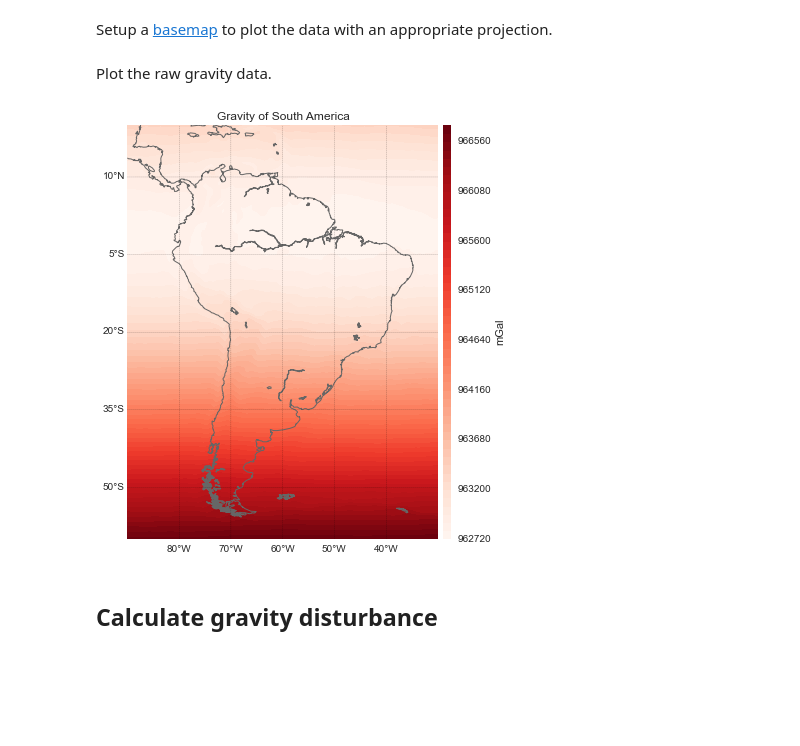
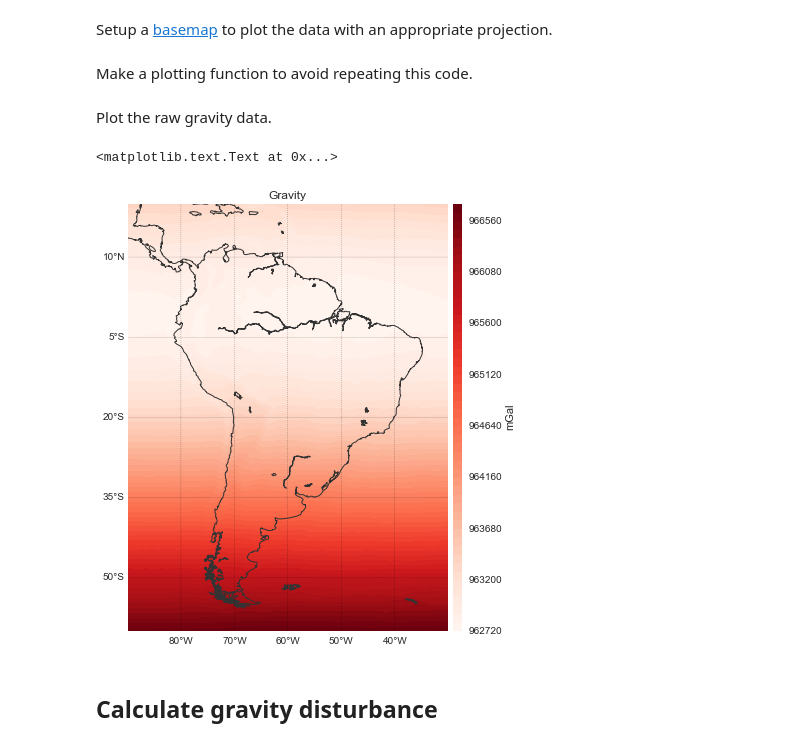
Before and after one commit to pinga-lab/paper-moho-inversion-tesseroids, a Jupyter notebook: notebooks/south-america-gravity-data.ipynb, the cells around one changed output. Saved outputs shown, nothing was run; the diff lists cells and outputs as text; code cells hidden in the pictures; blank space fills up the shorter version.

```diff
--- a/notebooks/south-america-gravity-data.ipynb
+++ b/notebooks/south-america-gravity-data.ipynb
@@ -77,20 +77,30 @@ bm = Basemap(projection='cyl',
              llcrnrlon=area[2], urcrnrlon=area[3], llcrnrlat=area[0], urcrnrlat=area[1],
              lon_0=0.5*(area[2] + area[3]), lat_0=0.5*(area[1] + area[0]),
              resolution='l')
+# %% [markdown]
+Make a plotting function to avoid repeating this code.
+# %%
+def plot_data(lat, lon, data, shape, cmap, levels=60, ranges=True):
+    x, y = bm(lon, lat) # Transform lat and lon into plot coordinates
+    kwargs = dict(cmap=cmap)
+    if ranges:
+        ranges = np.abs([data.min(), data.max()]).max()
+        kwargs['vmin'] = -ranges
+        kwargs['vmax'] = ranges
+    plt.figure(figsize=(7, 6))
+    bm.contourf(x.reshape(shape), y.reshape(shape), data.reshape(shape), levels, **kwargs)
+    plt.colorbar(pad=0.01, aspect=50).set_label('mGal')
+    bm.drawmeridians(np.arange(-80, -30, 10), labels=[0, 0, 0, 1], linewidth=0.2)
+    bm.drawparallels(np.arange(-50, 30, 15), labels=[1, 0, 0, 0], linewidth=0.2)
+    plt.tight_layout(pad=0)
 # %% [markdown]
 Plot the raw gravity data.
-# %%
-x, y = bm(lon, lat) # Transform lat and lon into plot coordinates
-
-plt.figure(figsize=(7, 6))
-plt.title('Gravity of South America')
-bm.contourf(x.reshape(shape), y.reshape(shape), grav.reshape(shape), 60, cmap='Reds')
-plt.colorbar(pad=0.01, aspect=50).set_label('mGal')
-bm.drawmeridians(np.arange(-80, -30, 10), labels=[0, 0, 0, 1], linewidth=0.2)
-bm.drawparallels(np.arange(-50, 30, 15), labels=[1, 0, 0, 0], linewidth=0.2)
-bm.drawcoastlines(color="#666666")
-plt.tight_layout(pad=0)
-# %% [output]
-[figure, removed]
+# %%
+plot_data(lat, lon, grav, shape, 'Reds', ranges=False)
+bm.drawcoastlines(color="#333333")
+plt.title('Gravity')
+# %% [output]
+<matplotlib.text.Text at 0x...>
+[figure, added]
 # %% [markdown]
 ## Calculate gravity disturbance
```
Also changed, not shown: parts of 3 cells of this notebook.
